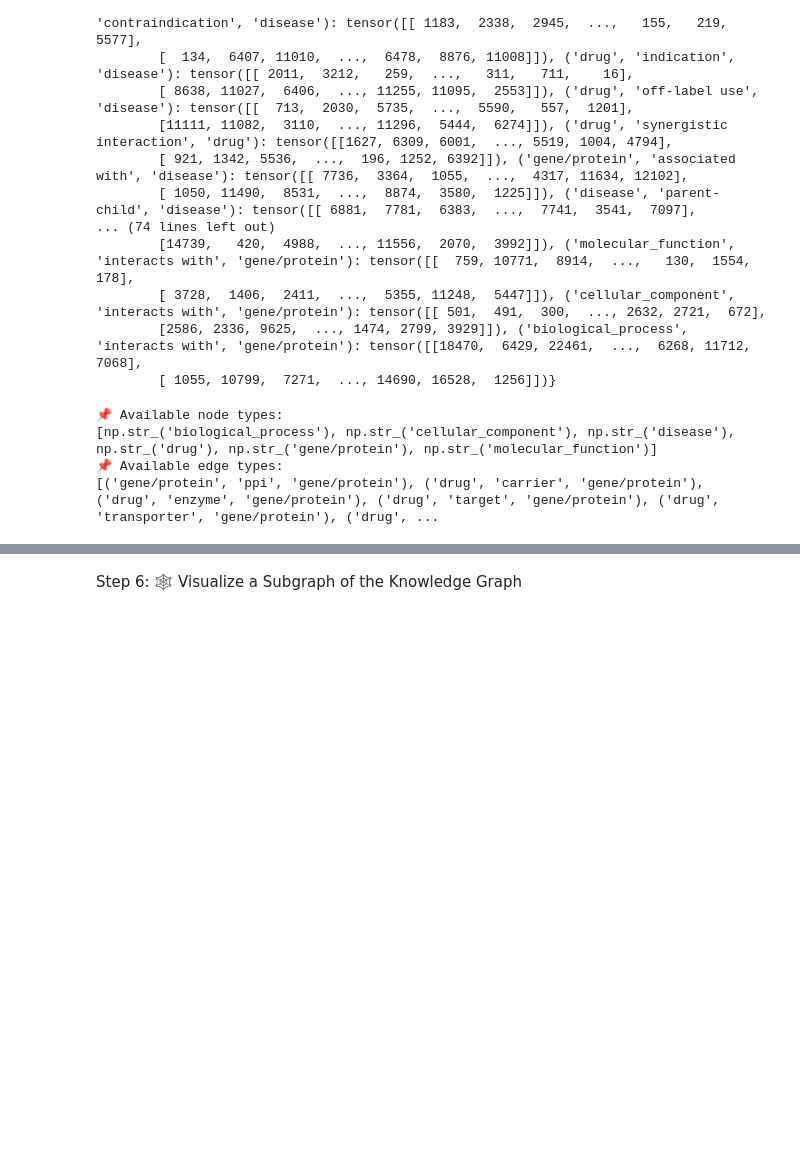
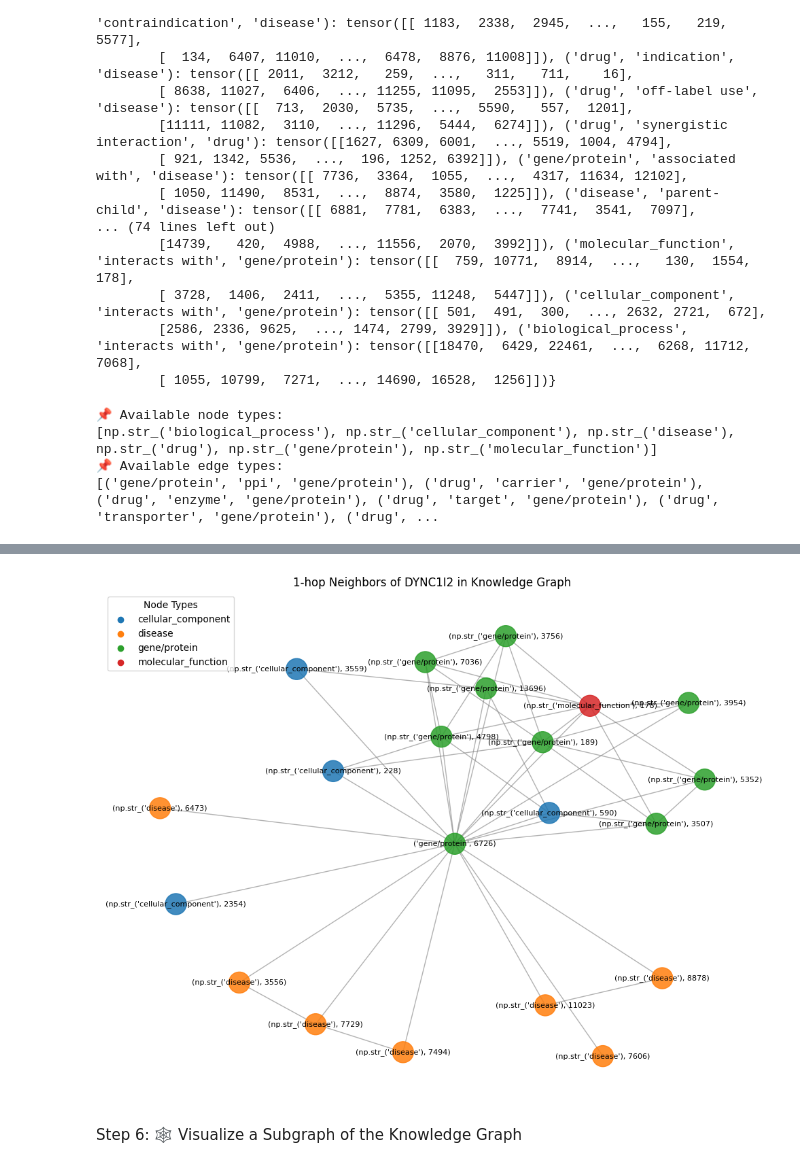
Before and after one commit to Rakesh-Seenu/VPELeaderboard, a Jupyter notebook: docs/notebooks/KG_dataloader.ipynb, the cells around one changed output, grey strips where cells are left out. Saved outputs shown, nothing was run; the diff lists cells and outputs as text; code cells hidden in the pictures; blank space fills up the shorter version.

```diff
--- a/docs/notebooks/KG_dataloader.ipynb
+++ b/docs/notebooks/KG_dataloader.ipynb
@@ -183,3 +541,97 @@ print(dm.data["train"].edge_types)
+# %%
+import pickle
+import networkx as nx
+import matplotlib.pyplot as plt
+import matplotlib.colors as mcolors
+from torch_geometric.utils import to_networkx
+from difflib import get_close_matches
+
+# Step 0: Load HeteroData
+with open("biobridge_cache.pkl", "rb") as f:
+    data = pickle.load(f)
+
+hetero_data = data["init"]
+mapper = data.get("mapper")
+
+target_node_type = "gene/protein"
+target_node_name = "DYNC1I2"
+
+# Step 1: Get local index from mapper or manual map
+gp_map = mapper.get(target_node_type, {}) if mapper else {}
+
+# Manual mapping fallback
+name_to_global_index = {"DYNC1I2": 6726}
+
+if target_node_name in gp_map:
+    local_idx = gp_map[target_node_name]
+elif target_node_name in name_to_global_index:
+    local_idx = name_to_global_index[target_node_name]
+else:
+    print(f"❌ Node '{target_node_name}' not found in mapper for type '{target_node_type}'")
+    close = get_close_matches(target_node_name, list(gp_map.keys()), n=3)
+    print("🔍 Close matches:", close)
+    if gp_map:
+        fallback_name = list(gp_map.keys())[0]
+        print(f"⚠️ Using fallback: {fallback_name}")
+        local_idx = gp_map[fallback_name]
+        target_node_name = fallback_name
+    else:
+        raise ValueError("No nodes found in manual mapping or mapper.")
+
+# Step 2: Convert to NetworkX graph WITHOUT node_type argument (not supported)
+G_full = to_networkx(
+    hetero_data,
+    node_attrs=[],
+    edge_attrs=[]
+)
+G_full = nx.Graph(G_full)  # Undirected for easier traversal
+
+# Step 3: Relabel nodes to include node type info
+mapping = {}
+start_idx = 0
+for node_type in hetero_data.node_types:
+    num_nodes = hetero_data[node_type].num_nodes
+    for local_id in range(num_nodes):
+        mapping[start_idx + local_id] = (node_type, local_id)
+    start_idx += num_nodes
+
+G_full = nx.relabel_nodes(G_full, mapping)
+
+# Step 4: Construct target node key and validate
+target_node_nx = (target_node_type, local_idx)
+if target_node_nx not in G_full:
+    raise ValueError(f"❌ Node {target_node_nx} not found in graph.")
+
+# Step 5: Build 1-hop subgraph
+neighbors = list(G_full.adj[target_node_nx])
+sub_nodes = [target_node_nx] + neighbors
+G_sub = G_full.subgraph(sub_nodes).copy()
+
+# Step 6: Visualization setup
+node_types = {node: node[0] for node in G_sub.nodes}
+unique_types = sorted(set(node_types.values()))
+color_palette = list(mcolors.TABLEAU_COLORS.values())
+color_map = {ntype: color_palette[i % len(color_palette)] for i, ntype in enumerate(unique_types)}
+node_colors = [color_map[node_types[n]] for n in G_sub.nodes]
+
+# Step 7: Plot the subgraph
+plt.figure(figsize=(10, 8))
+pos = nx.spring_layout(G_sub, seed=42)
+
+nx.draw_networkx_nodes(G_sub, pos, node_color=node_colors, node_size=500, alpha=0.85)
+nx.draw_networkx_edges(G_sub, pos, edge_color='gray', alpha=0.6)
+nx.draw_networkx_labels(G_sub, pos, font_size=8)
+
+for t, color in color_map.items():
+    plt.scatter([], [], color=color, label=t)
+plt.legend(loc="upper left", title="Node Types")
+
+plt.title(f"1-hop Neighbors of {target_node_name} in Knowledge Graph")
+plt.axis("off")
+plt.tight_layout()
+plt.show()
+# %% [output]
+[figure, added]
 # %% [markdown]
 Step 6: 🕸️ Visualize a Subgraph of the Knowledge Graph
 # %% [markdown]
```
Also changed, not shown: parts of 16 cells of this notebook.
